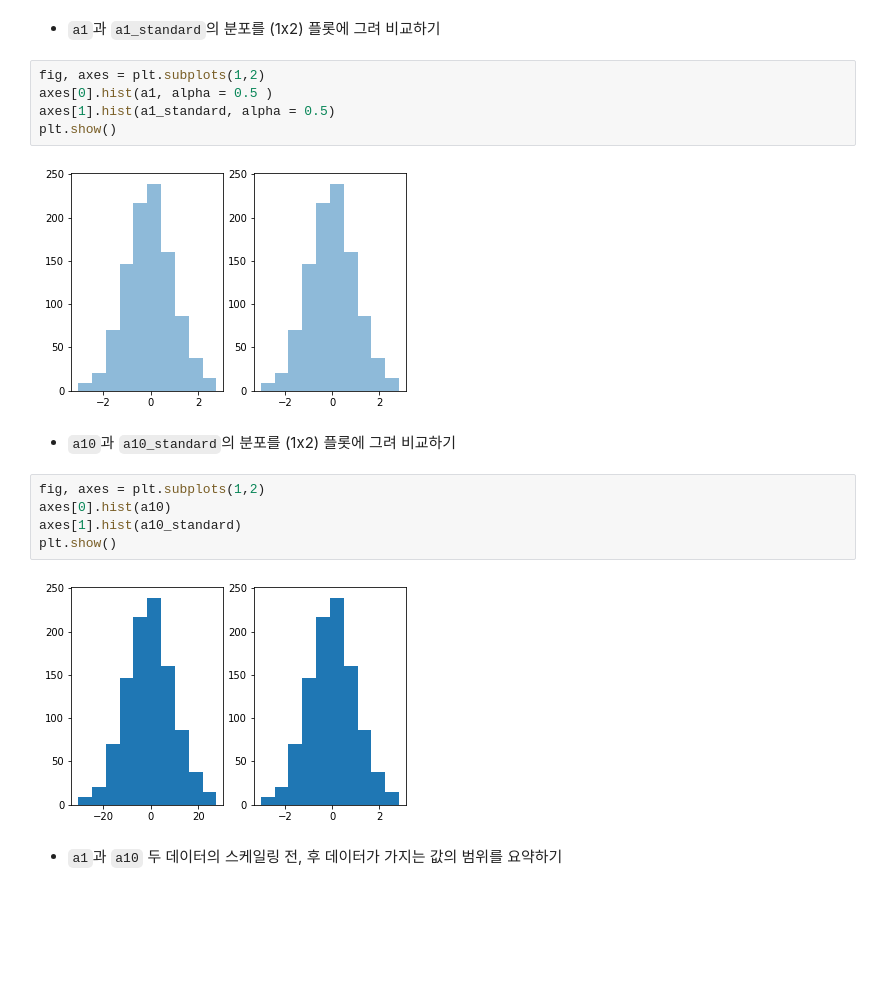
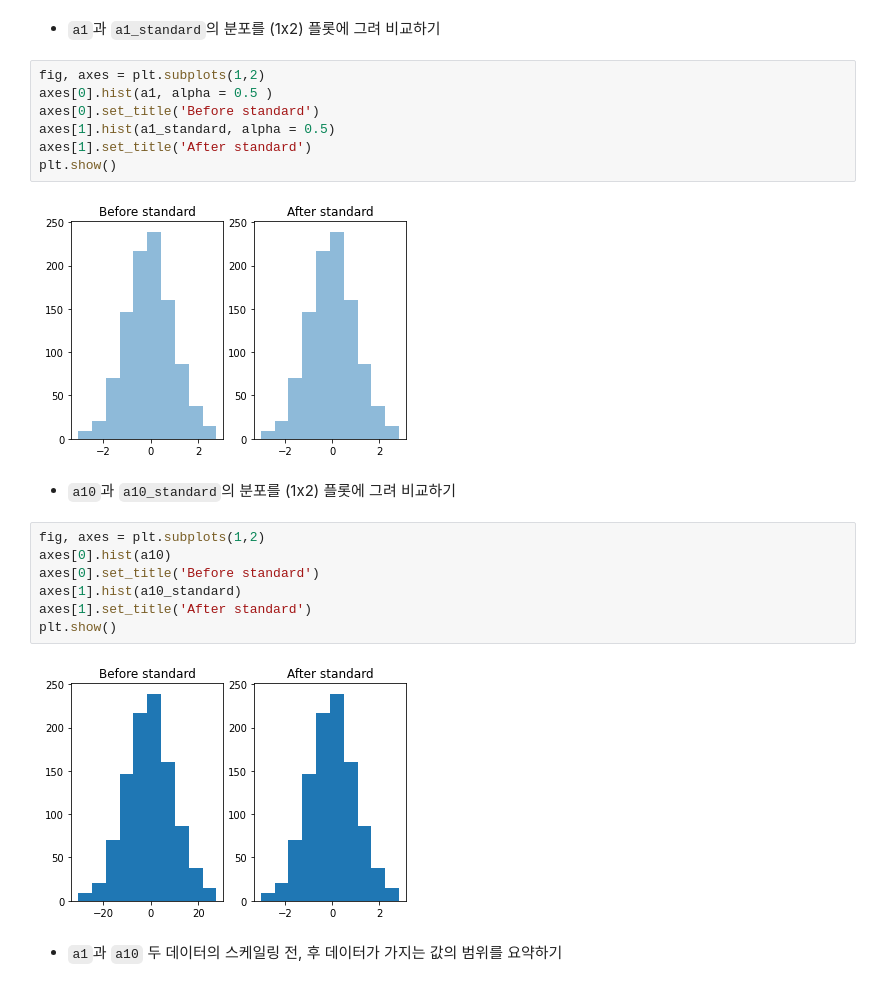
Before and after one commit to PomesHouse/SkillTreePython-DataAnalysis, a Jupyter notebook: 03.통계기반데이터분석/ch03_05_기초통계_산포통계량.ipynb, the cells around one changed output. Cells and saved outputs as stored; diff of their text form; blank space fills up the shorter version.

```diff
--- a/03.통계기반데이터분석/ch03_05_기초통계_산포통계량.ipynb
+++ b/03.통계기반데이터분석/ch03_05_기초통계_산포통계량.ipynb
@@ -241,19 +258,23 @@ a10_standard = standard(a10)
 # %%
 fig, axes = plt.subplots(1,2)
 axes[0].hist(a1, alpha = 0.5 )
+axes[0].set_title('Before standard')
 axes[1].hist(a1_standard, alpha = 0.5)
+axes[1].set_title('After standard')
 plt.show()
 # %% [output]
-[figure, old version]
+[figure, new version]
 # %% [markdown]
 * `a10`과 `a10_standard`의 분포를 (1x2) 플롯에 그려 비교하기
 # %%
 fig, axes = plt.subplots(1,2)
 axes[0].hist(a10)
+axes[0].set_title('Before standard')
 axes[1].hist(a10_standard)
+axes[1].set_title('After standard')
 plt.show()
 # %% [output]
-[figure, old version]
+[figure, new version]
 # %% [markdown]
 * `a1`과 `a10` 두 데이터의 스케일링 전, 후 데이터가 가지는 값의 범위를 요약하기
 # %%
```
Also changed, not shown: parts of 7 cells of this notebook.
